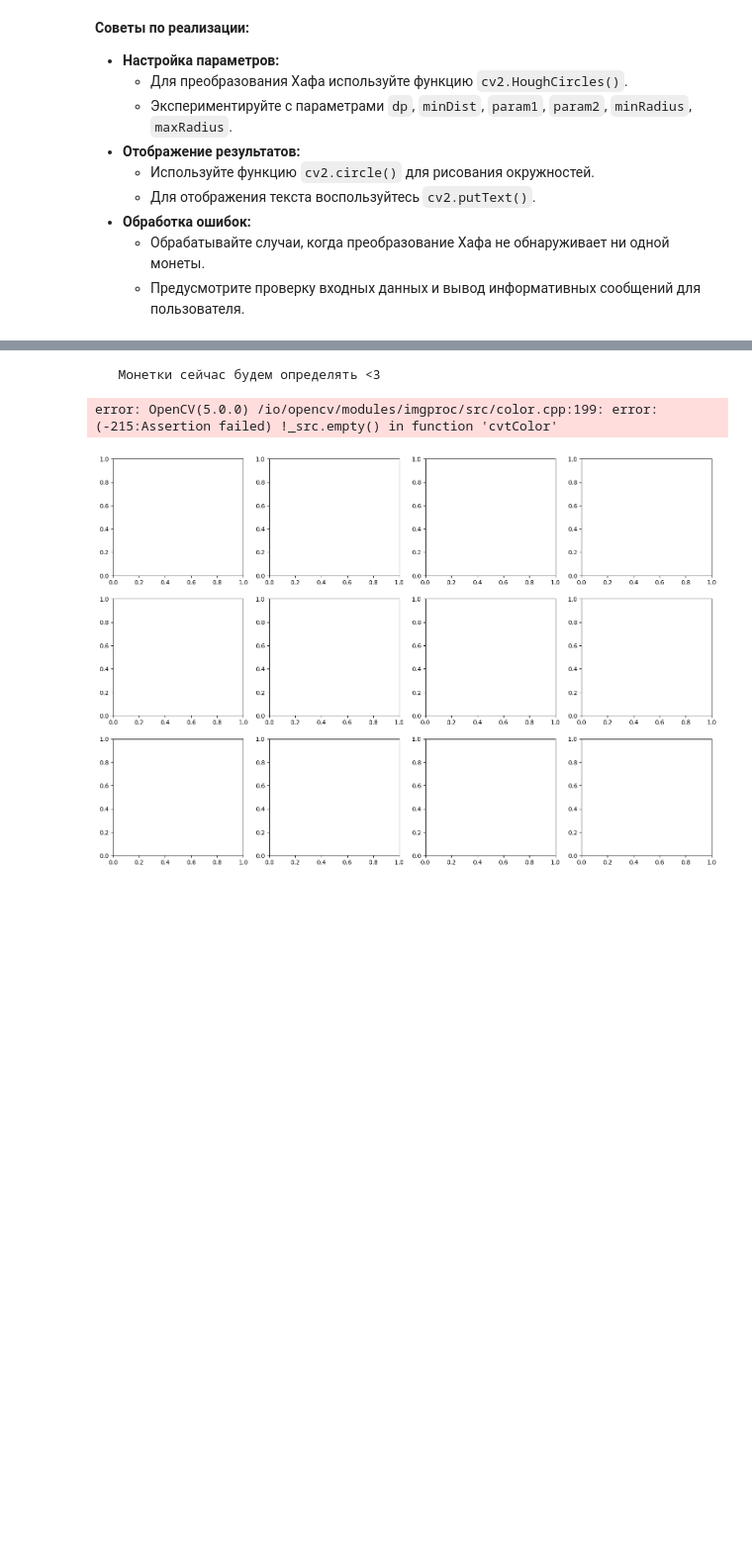
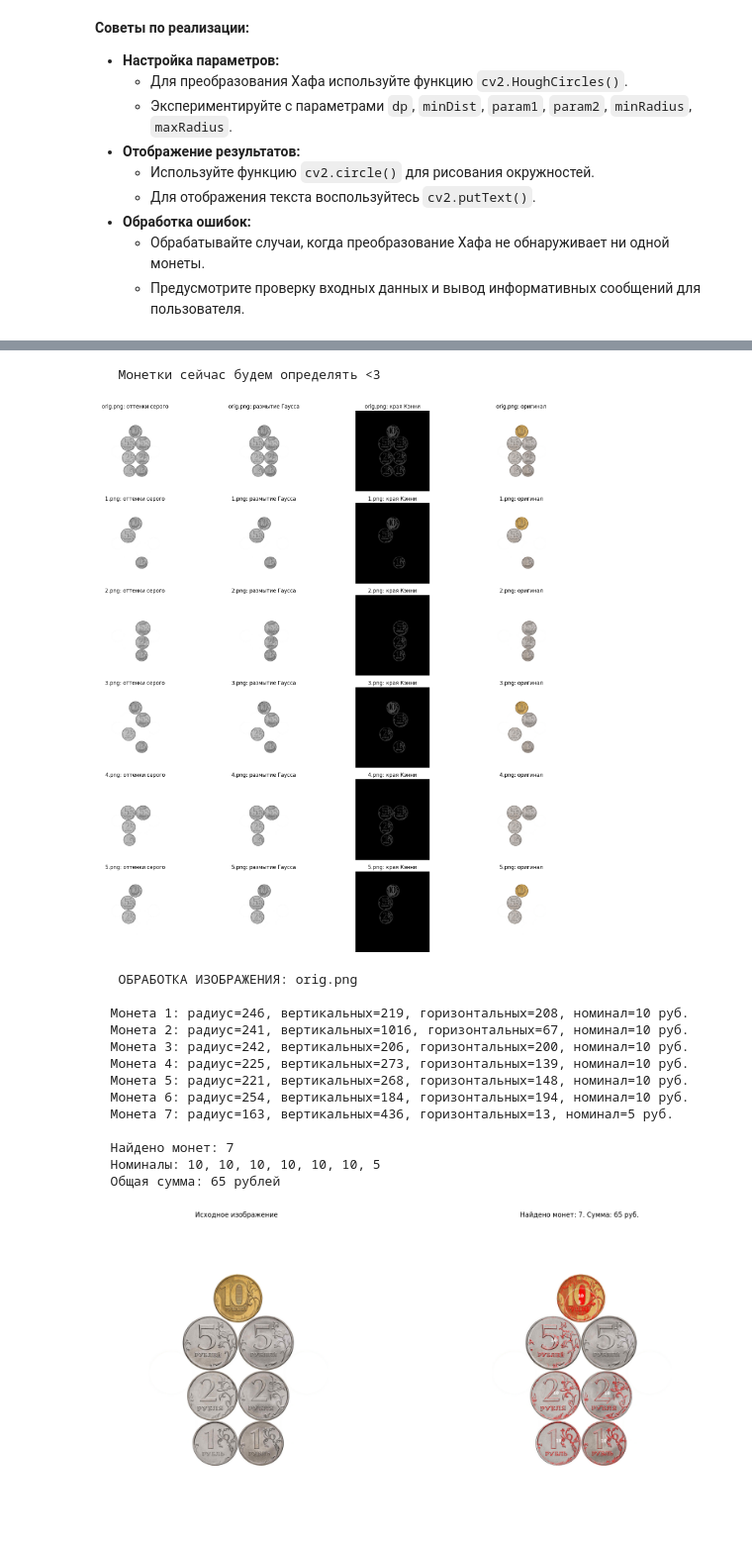
Before and after one commit to nakitava/image_processing, a Jupyter notebook: Проектная_работа_№1_Классификация_объектов_на_изображении.ipynb, the cells around one changed output, grey strips where cells are left out. Shown at 99% size. Saved outputs shown, nothing was run; the diff lists cells and outputs as text; code cells hidden in the pictures; blank space fills up the shorter version.

```diff
--- a/Проектная_работа_№1_Классификация_объектов_на_изображении.ipynb
+++ b/Проектная_работа_№1_Классификация_объектов_на_изображении.ipynb
@@ -126,9 +112,12 @@ def header(text):
 
 header('  Монетки сейчас будем определять <3')
 
-image_names = ['coins1.jpg', 'coins2.jpg', 'coins3.jpg']
+TRAIN_IMAGE = 'orig.png'
+TEST_IMAGES = ['1.png', '2.png', '3.png', '4.png', '5.png']
 
-fig, axes = plt.subplots(nrows=len(image_names), ncols=4, figsize=(18, 12))
+image_names = [TRAIN_IMAGE] + TEST_IMAGES
+
+fig, axes = plt.subplots(nrows=len(image_names), ncols=4, figsize=(18, 3 * len(image_names)))
 
 for i, name in enumerate(image_names):
     img = cv2.imread(name)
@@ -152,11 +141,9 @@ def detect_circles(image, params):
     if circles is None: return np.empty((0, 3), dtype=int)
     return np.round(circles[0, :]).astype('int')
 
-DETECTION_PARAMS = {
-    'coins1.jpg': dict(dp=1.2, minDist=35, param1=80, param2=120, minRadius=35, maxRadius=130),
-    'coins2.jpg': dict(dp=1.2, minDist=68, param1=80, param2=200, minRadius=68, maxRadius=384),
-    'coins3.jpg': dict(dp=1.2, minDist=78, param1=80, param2=200, minRadius=78, maxRadius=442),
-}
+SHARED_PARAMS = dict(dp=1.2, minDist=60, param1=100, param2=210, minRadius=30, maxRadius=260)
+
+DETECTION_PARAMS = {name: dict(SHARED_PARAMS) for name in image_names}
 
 def detect_inner_lines(image, cx, cy, r, canny_low=50, canny_high=150, hough_thresh=20, min_line_len=10, max_line_gap=5):
     h, w = image.shape[:2]
@@ -188,12 +175,18 @@ def count_oriented_lines(lines):
     return vertical_count, horizontal_count
 
 COINS = {
-    'coins1.jpg': [(1, 84, 28, 45), (2, 94, 48, 55), (5, 96, 42, 53), (10, 88, 38, 46), (10, 83, 66, 67), (1, 77, 50, 88), (2, 91, 93, 131), (5, 99, 46, 71)],
-    'coins2.jpg': [(0.1, 127, 71, 151), (0.5, 140, 88, 154), (1, 146, 167, 89), (2, 164, 168, 138), (5, 181, 189, 190), (10, 159, 460, 74)],
-    'coins3.jpg': [(0.1, 116, 71, 151), (0.5, 129, 88, 154), (1, 136, 167, 89), (2, 164, 168, 138), (5, 168, 189, 190)],
+    'orig.png': [
+        (10, 189, 0, 0),
+        (5,  181, 0, 0),
+        (5,  170, 0, 0),
+        (2,  129, 0, 0),
+        (2,  140, 0, 0),
+        (1,   88, 0, 0),
+        (1,   86, 0, 0),
+    ],
 }
 
-TOLERANCE = {'radius': 8, 'vertical': 40, 'horizontal': 40}
+TOLERANCE = {'radius': 15, 'vertical': 40, 'horizontal': 40}
 
 def vote_by_criterion(value, refs, tol):
     in_range = [(nom, abs(value - ref)) for nom, ref in refs if abs(value - ref) <= tol]
@@ -201,7 +194,7 @@ def vote_by_criterion(value, refs, tol):
     return min(refs, key=lambda kv: abs(value - kv[1]))[0]
 
 def classify_coin(image_name, radius, vertical_count, horizontal_count):
-    table = COINS[image_name]
+    table = COINS.get(image_name, COINS[TRAIN_IMAGE])
     votes = {
         'radius': vote_by_criterion(radius, [(n, r) for n, r, v, h in table], TOLERANCE['radius']),
         'vertical': vote_by_criterion(vertical_count, [(n, v) for n, r, v, h in table], TOLERANCE['vertical']),
@@ -238,32 +231,45 @@ for image_name in image_names:
         coin_values.append(nominal)
         coin_info.append((cx, cy, r, nominal, votes))
         cv2.circle(result, (cx, cy), r, (255, 255, 255), 2)
         for (x1, y1, x2, y2) in lines: cv2.line(result, (x1, y1), (x2, y2), (0, 0, 255), 1)
         print(f'  Монета {i + 1}: радиус={r}, вертикальных={v}, горизонтальных={h}, номинал={nominal} руб.')
     total = sum(coin_values)
     for (cx, cy, r, nominal, votes) in coin_info:
         cv2.putText(result, str(nominal), (cx - 30, cy - 10), cv2.FONT_HERSHEY_SIMPLEX, 1.5, (255, 255, 255), 3)
     cv2.putText(result, f'Total: {total}', (10, 40), cv2.FONT_HERSHEY_SIMPLEX, 1.2, (255, 255, 255), 3)
     print()
     print(f'  Найдено монет: {len(coin_values)}')
     print(f'  Номиналы: {", ".join(str(v) for v in coin_values)}')
     print(f'  Общая сумма: {total} рублей')
     print()
     grand_total += total
     grand_count += len(coin_values)
     plt.figure(figsize=(18, 8))
     plt.subplot(1, 2, 1); plt.imshow(cv2.cvtColor(img, cv2.COLOR_BGR2RGB)); plt.title('Исходное изображение'); plt.axis('off')
     plt.subplot(1, 2, 2); plt.imshow(cv2.cvtColor(result, cv2.COLOR_BGR2RGB)); plt.title(f'Найдено монет: {len(coin_values)}. Сумма: {total} руб.'); plt.axis('off')
     plt.tight_layout()
     plt.show()
     print()
 
 header('  ИТОГОВЫЙ РЕЗУЛЬТАТ')
 print(f'  Всего обработано изображений: {len(image_names)}')
 print(f'  Всего обнаружено монет: {grand_count}')
 print(f'  Общая сумма по всем изображениям: {grand_total} рублей (Мы богаты??)')
 print()
 # %% [output]
    Монетки сейчас будем определять <3
+[figure, new version]
-error: OpenCV(5.0.0) /io/opencv/modules/imgproc/src/color.cpp:199: error: (-215:Assertion failed) !_src.empty() in function 'cvtColor'
+   ОБРАБОТКА ИЗОБРАЖЕНИЯ: orig.png
+
+  Монета 1: радиус=246, вертикальных=219, горизонтальных=208, номинал=10 руб.
+  Монета 2: радиус=241, вертикальных=1016, горизонтальных=67, номинал=10 руб.
+  Монета 3: радиус=242, вертикальных=206, горизонтальных=200, номинал=10 руб.
+  Монета 4: радиус=225, вертикальных=273, горизонтальных=139, номинал=10 руб.
+  Монета 5: радиус=221, вертикальных=268, горизонтальных=148, номинал=10 руб.
+  Монета 6: радиус=254, вертикальных=184, горизонтальных=194, номинал=10 руб.
+  Монета 7: радиус=163, вертикальных=436, горизонтальных=13, номинал=5 руб.
+
+  Найдено монет: 7
+  Номиналы: 10, 10, 10, 10, 10, 10, 5
+  Общая сумма: 65 рублей
-[figure, old version]
+[figure, added]
```
Also changed, not shown: parts of 2 cells of this notebook.
